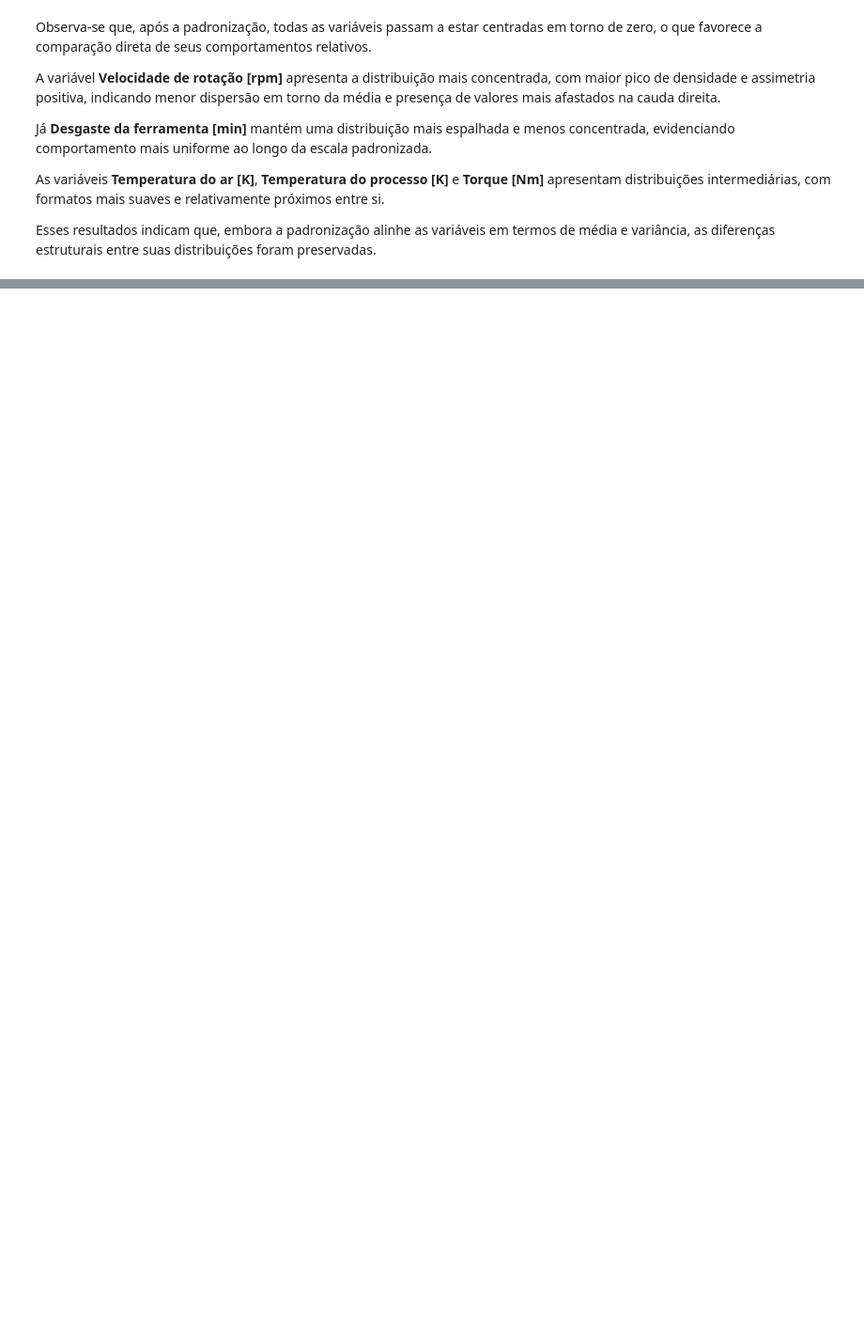
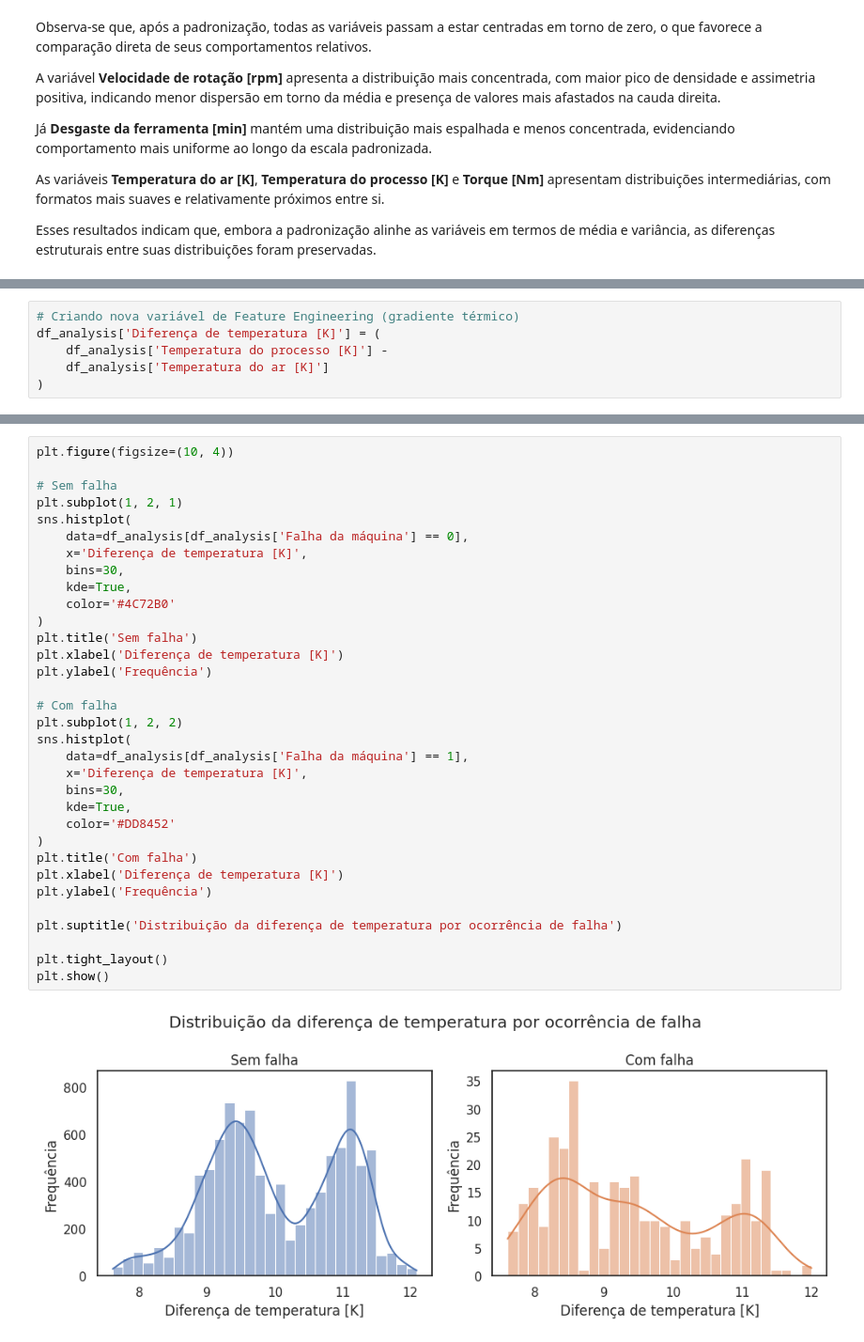
Before and after one commit to thaygorh/Analise-de-Dados-e-Boas-Praticas, a Jupyter notebook: mvp-analise-dados-e-boas-praticas.ipynb, the cells around one changed output, grey strips where cells are left out. Shown at 94% size. Saved outputs shown, nothing was run; the diff lists cells and outputs as text; blank space fills up the shorter version.

```diff
--- a/mvp-analise-dados-e-boas-praticas.ipynb
+++ b/mvp-analise-dados-e-boas-praticas.ipynb
@@ -1418,0 +1430,6 @@ Esses resultados indicam que, embora a padronização alinhe as variáveis em te
+# %%
+# Criando nova variável de Feature Engineering (gradiente térmico)
+df_analysis['Diferença de temperatura [K]'] = (
+    df_analysis['Temperatura do processo [K]'] -
+    df_analysis['Temperatura do ar [K]']
+)
@@ -1418,0 +1442,35 @@ Esses resultados indicam que, embora a padronização alinhe as variáveis em te
+# %%
+plt.figure(figsize=(10, 4))
+
+# Sem falha
+plt.subplot(1, 2, 1)
+sns.histplot(
+    data=df_analysis[df_analysis['Falha da máquina'] == 0],
+    x='Diferença de temperatura [K]',
+    bins=30,
+    kde=True,
+    color='#4C72B0'
+)
+plt.title('Sem falha')
+plt.xlabel('Diferença de temperatura [K]')
+plt.ylabel('Frequência')
+
+# Com falha
+plt.subplot(1, 2, 2)
+sns.histplot(
+    data=df_analysis[df_analysis['Falha da máquina'] == 1],
+    x='Diferença de temperatura [K]',
+    bins=30,
+    kde=True,
+    color='#DD8452'
+)
+plt.title('Com falha')
+plt.xlabel('Diferença de temperatura [K]')
+plt.ylabel('Frequência')
+
+plt.suptitle('Distribuição da diferença de temperatura por ocorrência de falha')
+
+plt.tight_layout()
+plt.show()
+# %% [output]
+[figure, added]
```
Also changed, not shown: parts of 4 cells of this notebook.
